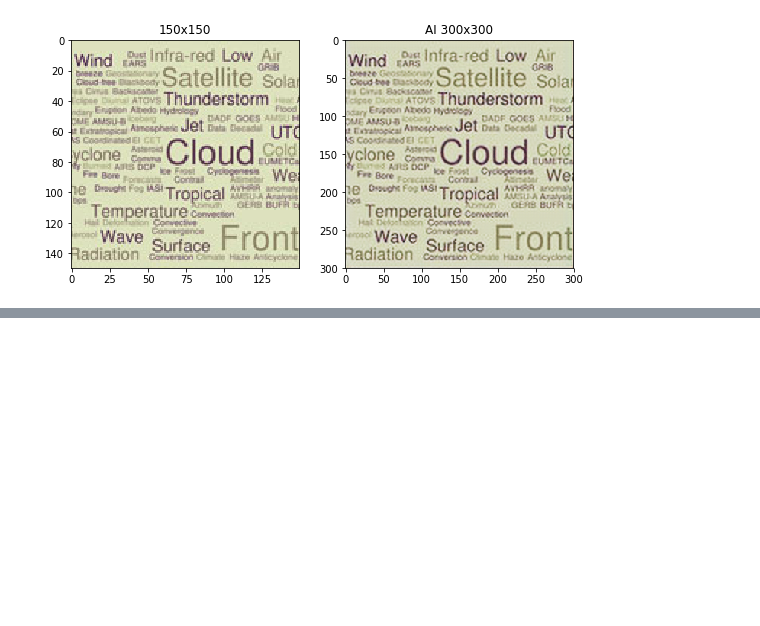
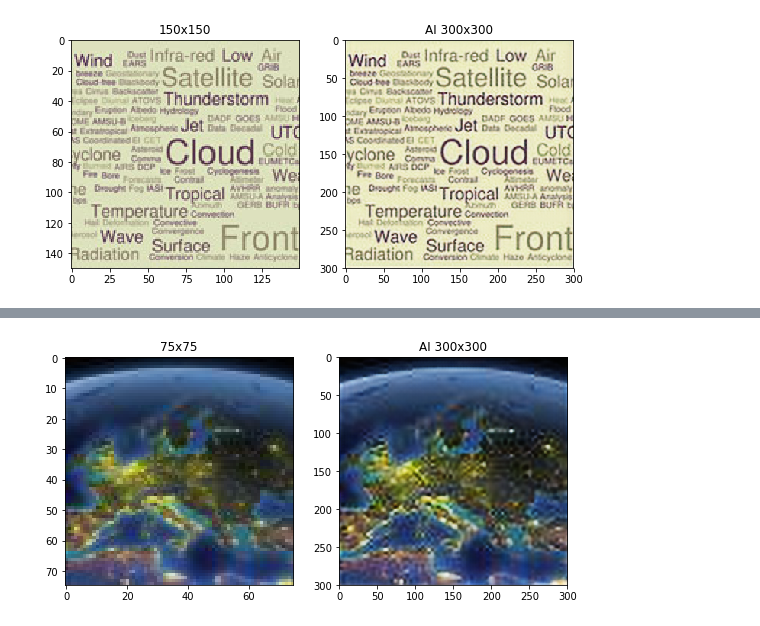
Before and after one commit to AlexDivivi/super-scaler, a Jupyter notebook: notebooks/#_Project-Evaluation.ipynb, the cells around one changed output, grey strips where cells are left out. Cells and saved outputs as stored; diff of their text form; code cells hidden in the pictures; blank space fills up the shorter version.

```diff
--- a/notebooks/#_Project-Evaluation.ipynb
+++ b/notebooks/#_Project-Evaluation.ipynb
@@ -82,0 +125,4 @@ plot_x2('TN_IMAGE_GLOSSARY.jpg')
+# %%
+plot_x4('23-featured-75x75.jpg')
+# %% [output]
+[figure, added]
```
Also changed, not shown: parts of 13 cells of this notebook.
